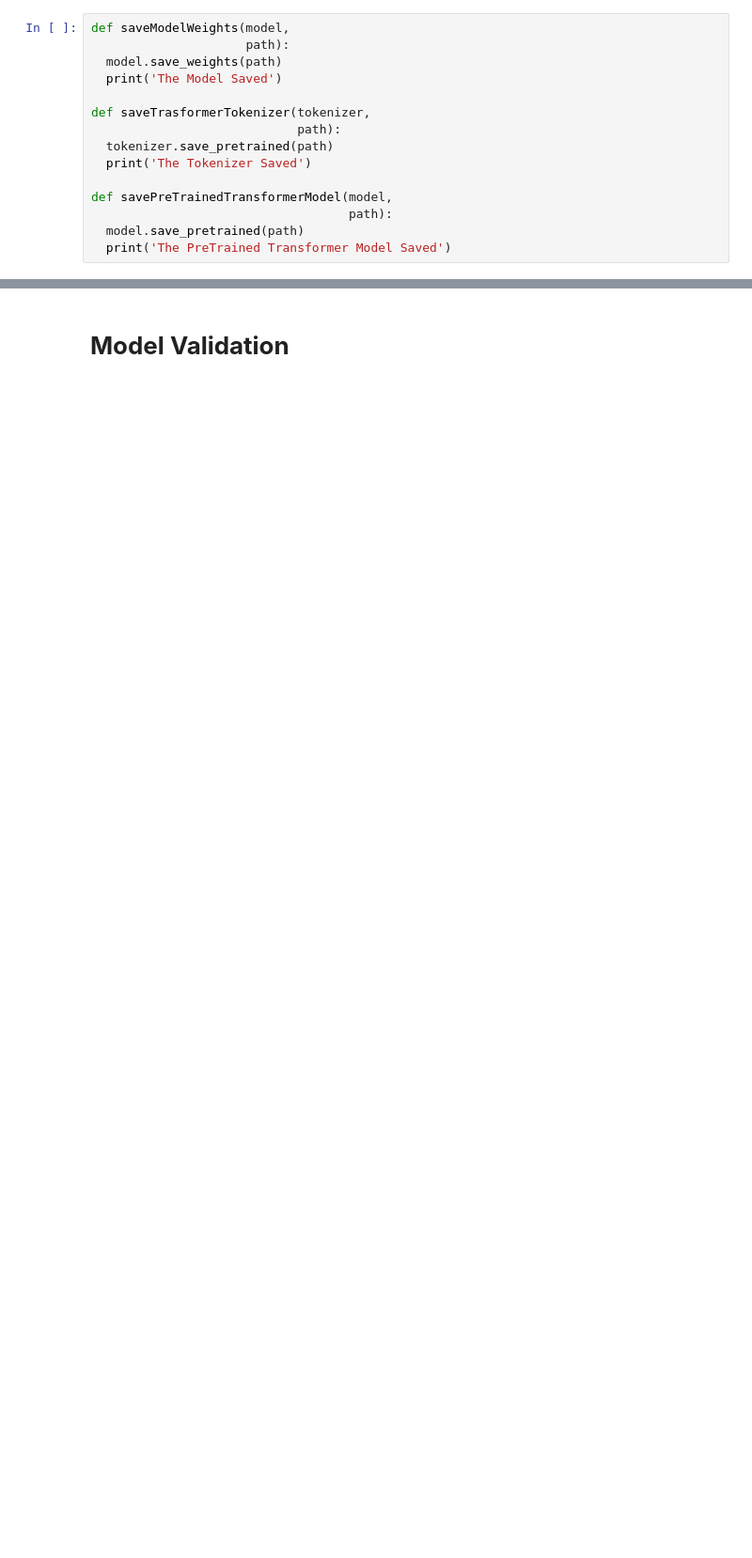
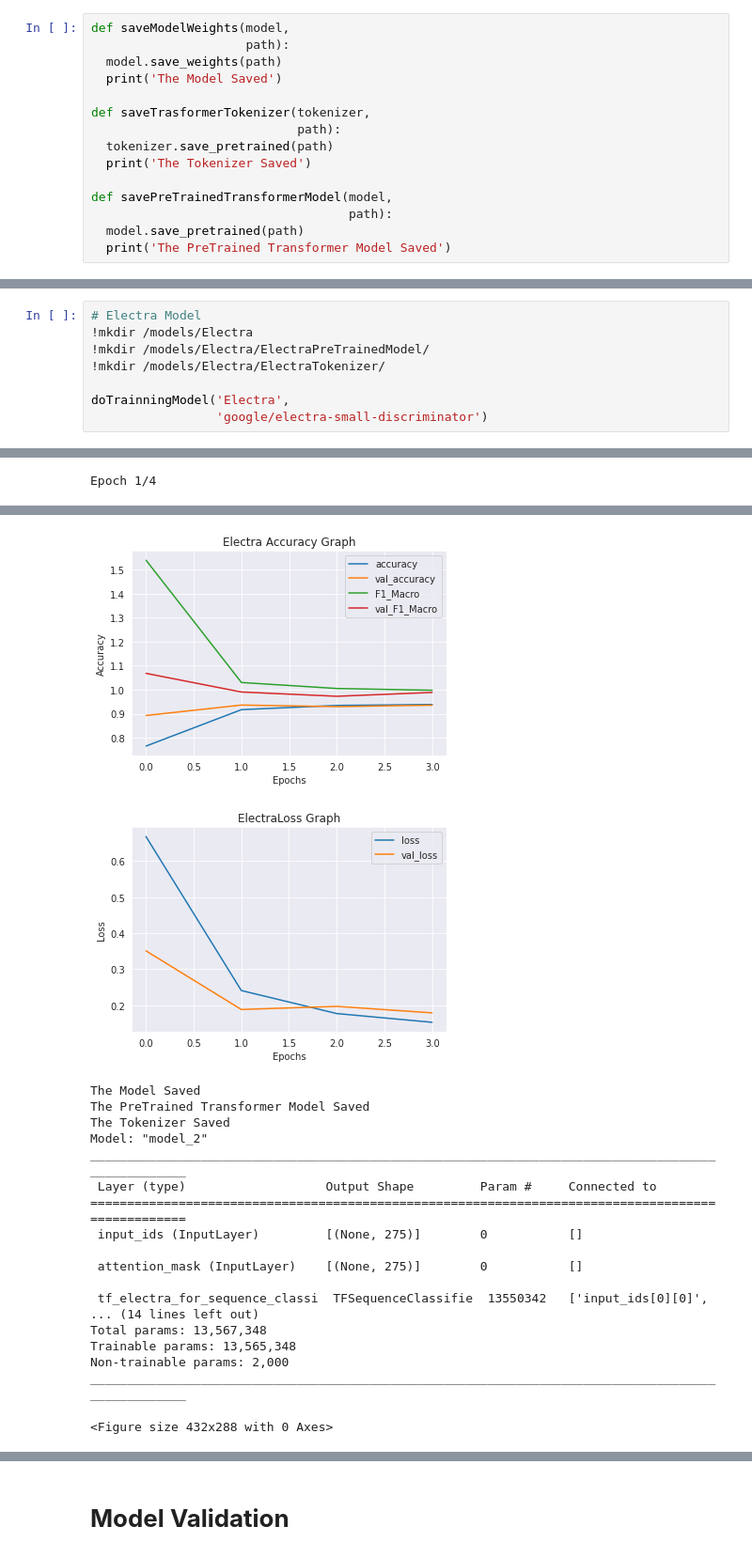
Before and after one commit to orugantiv/CSCE-585, a Jupyter notebook: Models/EmotionModels.ipynb, the cells around one changed output, grey strips where cells are left out. Shown at 94% size. Cells and saved outputs as stored; diff of their text form; blank space fills up the shorter version.

```diff
--- a/Models/EmotionModels.ipynb
+++ b/Models/EmotionModels.ipynb
@@ -357,0 +505,9 @@ The Tokenizer Saved
+# %%
+# Electra Model
+!mkdir /models/Electra
+!mkdir /models/Electra/ElectraPreTrainedModel/
+!mkdir /models/Electra/ElectraTokenizer/
+
+doTrainningModel('Electra',
+                 'google/electra-small-discriminator')
+# %% [output]
@@ -357,0 +519 @@ The Tokenizer Saved
+Epoch 1/4
@@ -357,0 +527,20 @@ The Tokenizer Saved
+[figure, added]
+[figure, added]
+The Model Saved
+The PreTrained Transformer Model Saved
+The Tokenizer Saved
+Model: "model_2"
+__________________________________________________________________________________________________
+ Layer (type)                   Output Shape         Param #     Connected to
+==================================================================================================
+ input_ids (InputLayer)         [(None, 275)]        0           []
+
+ attention_mask (InputLayer)    [(None, 275)]        0           []
+
+ tf_electra_for_sequence_classi  TFSequenceClassifie  13550342   ['input_ids[0][0]',
+... (14 lines left out)
+Total params: 13,567,348
+Trainable params: 13,565,348
+Non-trainable params: 2,000
+__________________________________________________________________________________________________
+<Figure size 432x288 with 0 Axes>
```
Also changed, not shown: parts of 33 cells of this notebook.
